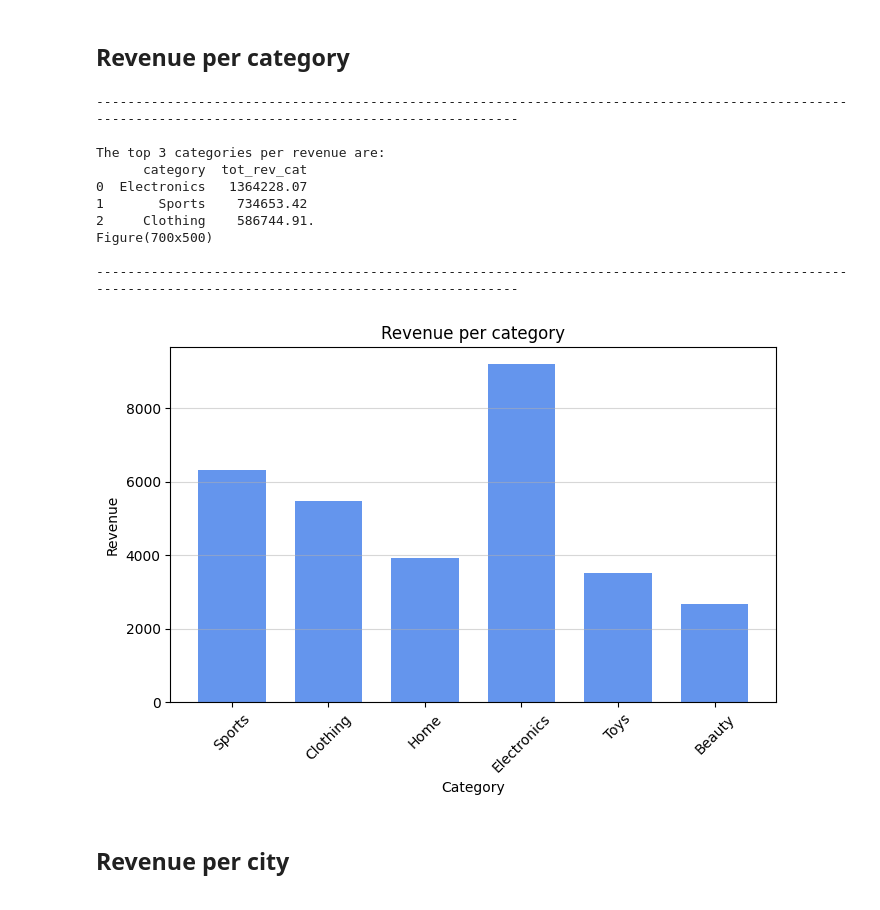
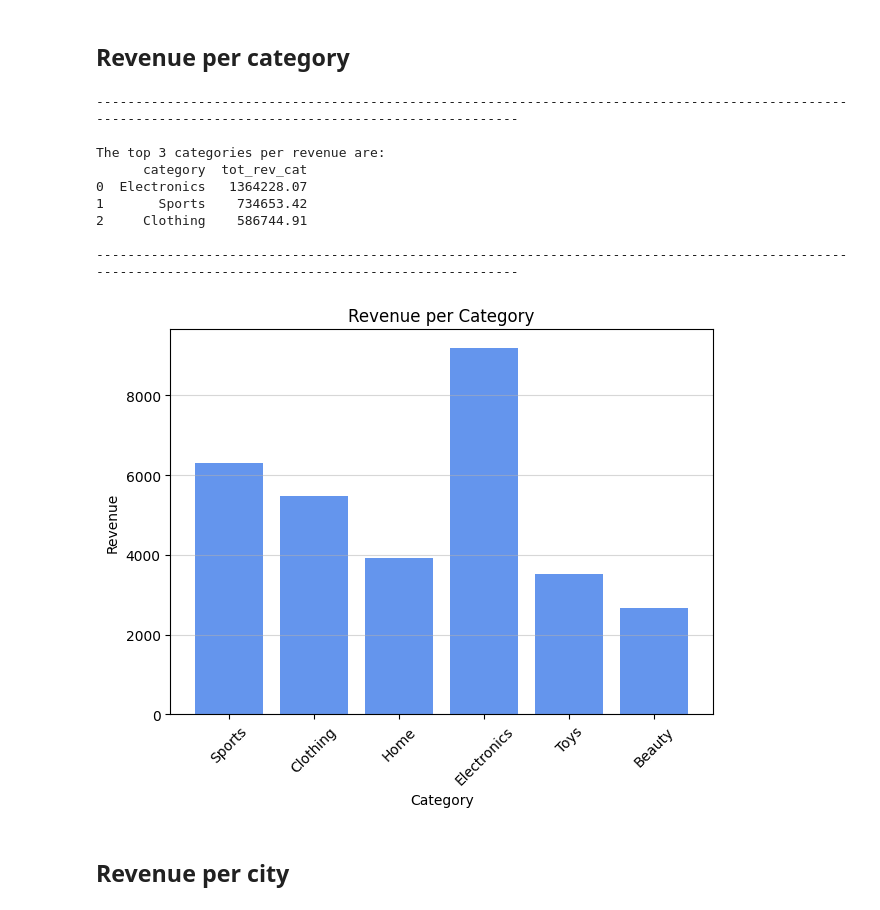
Before and after one commit to IreneGrisenti/E-handel, a Jupyter notebook: report.ipynb, the cells around one changed output. Drawn from its saved outputs; the diff is of its cells as text; code cells hidden in the pictures.

```diff
--- a/report.ipynb
+++ b/report.ipynb
@@ -49,23 +48,25 @@ The total revenue is 3502767.23 sek and the average order value is 1401.11 sek.
 # %%
 print("---" * 50)
 print()
 print(f"The top 3 categories per revenue are:\n"
-      f"{revenue_per_category(df_clean).head(3)}.")
-print(plot_per_category(df_clean))
+      f"{revenue_per_category(df_clean).head(3)}")
+
+fig, ax = plt.subplots(figsize=(7,5))
+bar(ax, df_clean["category"], df_clean["revenue"], "Revenue per Category", "Category", "Revenue", color="#6495ED")
+plt.savefig("images/fig_rev_per_cat.png", dpi=200)
 print()
 print("---" * 50)
 # %% [output]
 ------------------------------------------------------------------------------------------------------------------------------------------------------
 
 The top 3 categories per revenue are:
       category  tot_rev_cat
 0  Electronics   1364228.07
 1       Sports    734653.42
-2     Clothing    586744.91.
-Figure(700x500)
+2     Clothing    586744.91
 
 ------------------------------------------------------------------------------------------------------------------------------------------------------
-[figure, old version]
+[figure, new version]
 # %% [markdown]
 ## Revenue per city
 # %%
```
Also changed, not shown: parts of 6 cells of this notebook, 9 other files.
